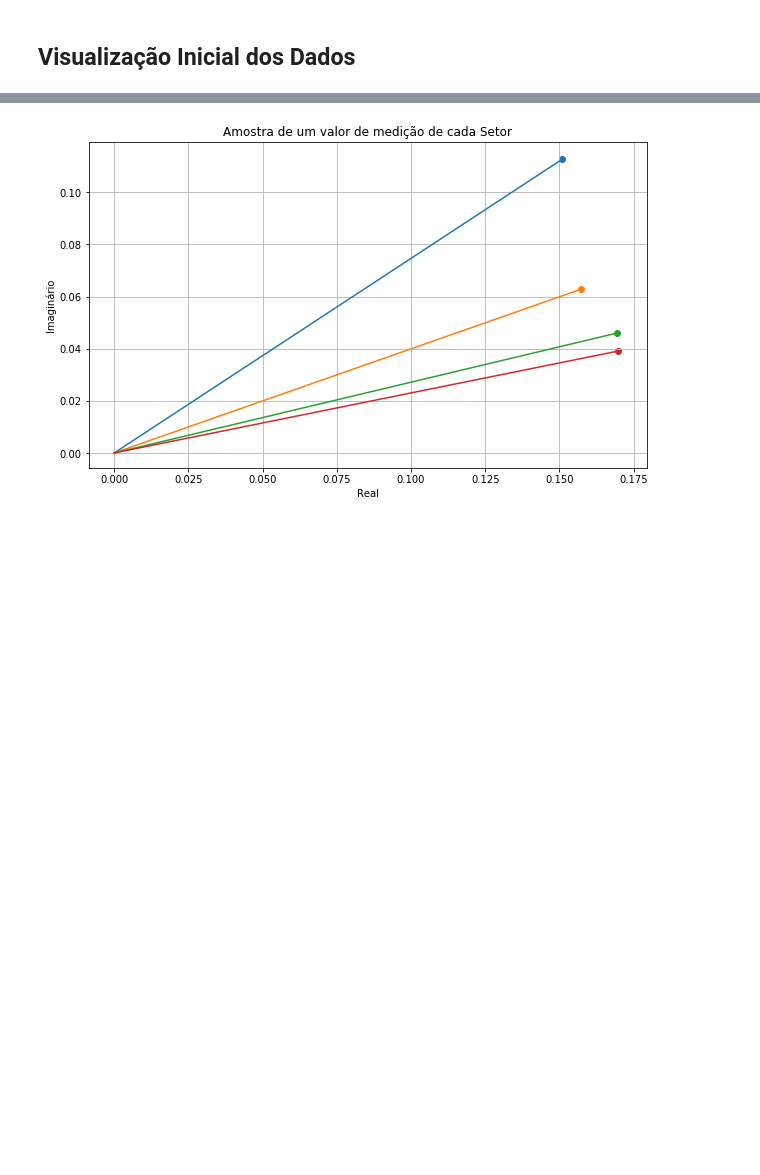
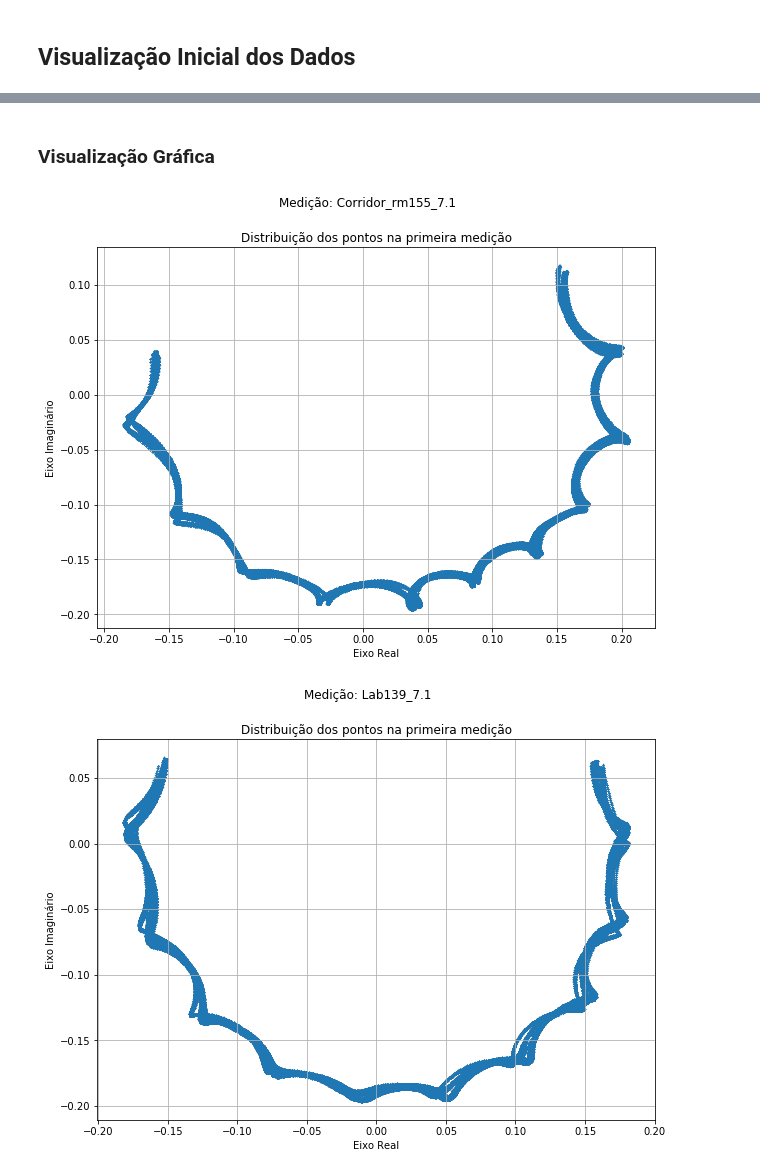
Before and after one commit to JoaoMateus1010/MachineLearning, a Jupyter notebook: works/Final_Project.ipynb, the cells around one changed output, grey strips where cells are left out. Drawn from its saved outputs; the diff is of its cells as text; code cells hidden in the pictures; blank space fills up the shorter version.

```diff
--- a/works/Final_Project.ipynb
+++ b/works/Final_Project.ipynb
@@ -124,3 +113,8 @@ for pastaRaiz in Nomes_Pastas:
                 path = str("Dataset/")+str(pastaRaiz+"/")+str(pastaLocal+"/Lab_139_")+str(index)+str("Ch1.csv")
                 #Datasets[pastaRaiz] += pd.read_csv(path,skiprows=2,sep=';')
                 Datasets[pastaRaiz] = pd.concat([Datasets[pastaRaiz],pd.read_csv(path,skiprows=2,sep=";",float_precision=15,dtype=np.float)])
+# %%
+for (key,value) in Datasets.items():
+    Datasets[key].columns = Datasets[key].columns.str.replace('Unnamed: 5','Label')
+    Datasets[key]["label_read_1"] = np.nan
+    Datasets[key]["label_read_2"] = np.nan
@@ -157,8 +153,18 @@ max           NaN
-# %%
-for key in Datasets:
-    DatasetAtual = Datasets[key]
-    Medicao1 = np.complex(np.float(DatasetAtual["re:Trc1_S11"].values[0]),np.float(DatasetAtual["im:Trc1_S11"].values[0]))
-    Medicao2 = np.complex(np.float(DatasetAtual["re:Trc2_S21"].values[0]),np.float(DatasetAtual["im:Trc2_S21"].values[0]))
-    Plot_Complex_Cart(Medicao1)
-# %% [output]
-[figure, removed]
+# %% [markdown]
+### Visualização Gráfica
+# %%
+array_x = None
+array_y = None
+for (key,value) in Datasets.items():
+    plt.figure(figsize=(10,7))
+    plt.xlabel("Eixo Real")
+    plt.ylabel("Eixo Imaginário")
+    plt.title("Distribuição dos pontos na primeira medição")
+    plt.suptitle("Medição: "+str(key))
+    array_x = Datasets[key]["re:Trc1_S11"].values
+    array_y = Datasets[key]["im:Trc1_S11"].values
+    plt.grid(axis="both")
+    plt.scatter(x=array_x,y=array_y,marker=".",s=1)
+# %% [output]
+[figure, added]
+[figure, added]
```
Also changed, not shown: parts of 20 cells of this notebook.
